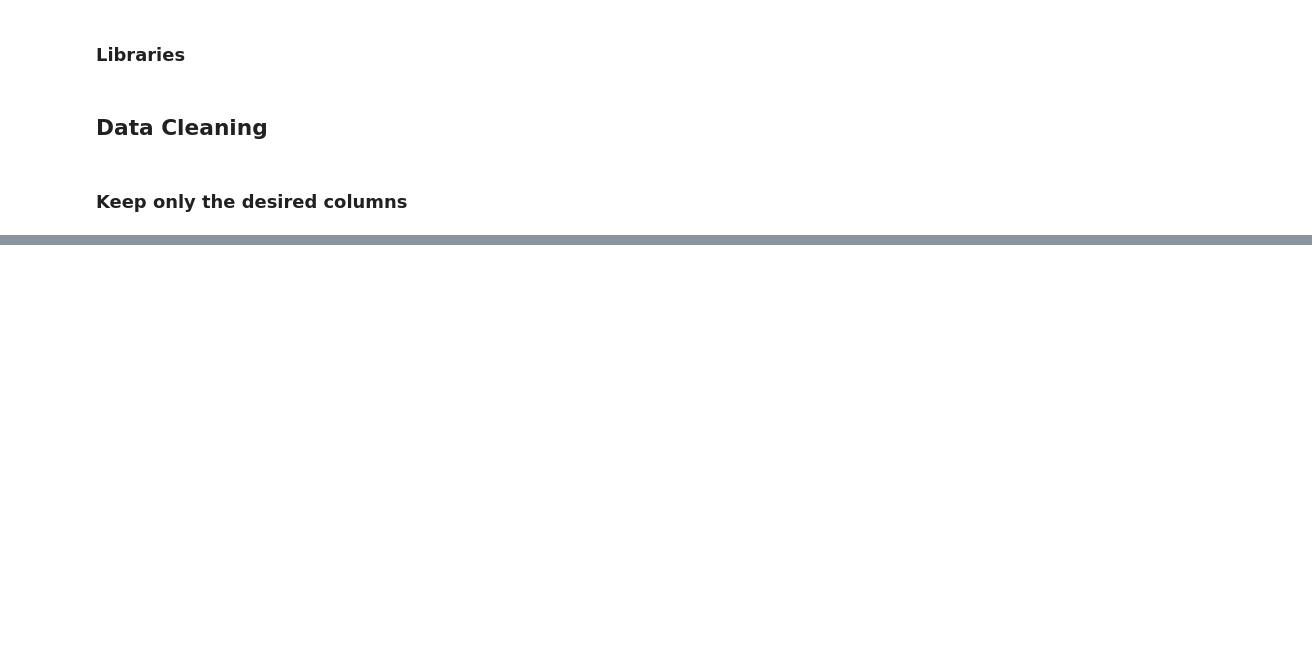
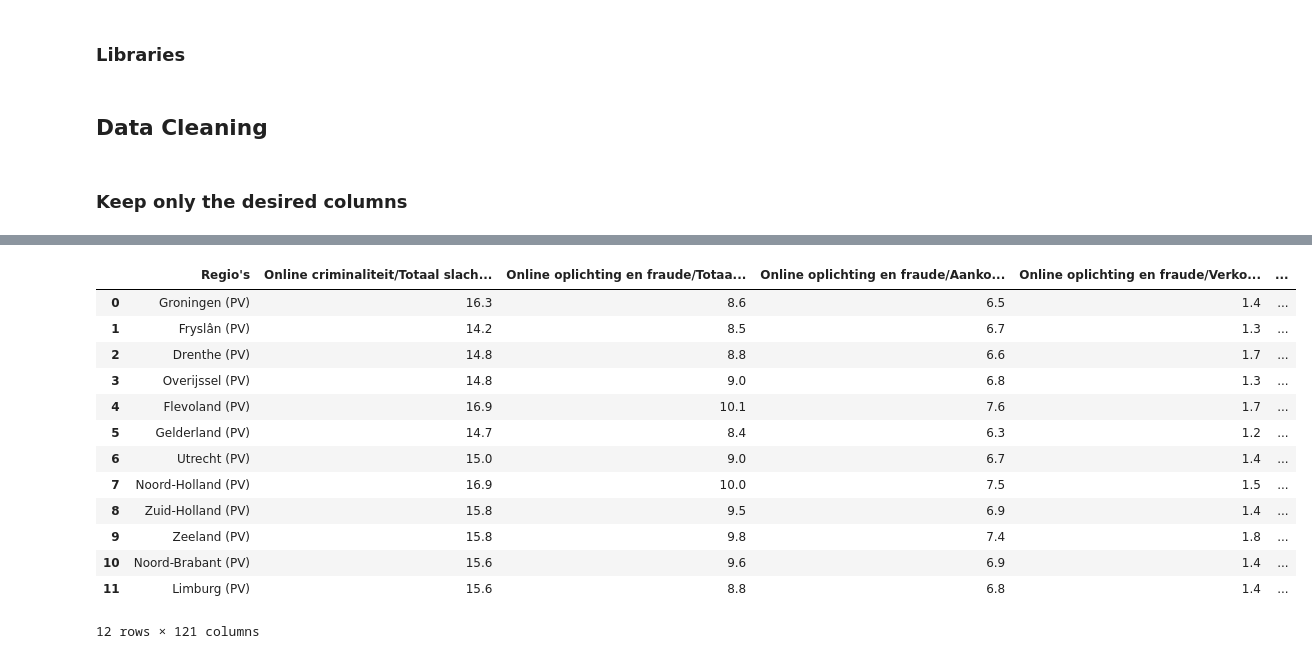
Before and after one commit to Sejidz/CRM, a Jupyter notebook: cleaning.ipynb, the cells around one changed output, grey strips where cells are left out. Cells and saved outputs as stored; diff of their text form; code cells hidden in the pictures; blank space fills up the shorter version.

```diff
--- a/cleaning.ipynb
+++ b/cleaning.ipynb
@@ -16,7 +16,7 @@ gdp_source = "data/source/gdp.csv"
 bevolkingdichtheid_source = "data/source/bevolkingdichtheid.csv"
 vestigingen_source = "data/source/vestigingen.csv"
 # %%
-slachtofferschap = pd.read_csv(slachtofferschap_source)
+slachtofferschap = pd.read_csv(slachtofferschap_source, sep=';')
 age_distribution = pd.read_csv(age_distribution_source, sep=';')
 digitale_vaardigheden = pd.read_csv(digitale_vaardigheden_source, sep=',')
 education_levels = pd.read_csv(education_levels_source, sep=';')
@@ -94,0 +30,11 @@ slachtofferschap_filtered = slachtofferschap_filtered[slachtofferschap_filtered[
+# %%
+# Calculate HighRiskShare for each province
+vestigingen["HighRiskShare"] = (
+    (vestigingen["J Informatie en communicatie"] +
+     vestigingen["K Financiële dienstverlening"] +
+     vestigingen["Q Gezondheids- en welzijnszorg"]) /
+    vestigingen["Totaal"]
+) * 100
+
+# Keep oply the "Regio's", "HighRiskShare" columns
+vestigingen = vestigingen[["Regio's", "HighRiskShare"]]
@@ -94,0 +77,15 @@ slachtofferschap_filtered = slachtofferschap_filtered[slachtofferschap_filtered[
+# %%
+age_distribution = age_distribution.applymap(lambda x: x.replace('"', '') if isinstance(x, str) else x)
+age_distribution.columns = age_distribution.columns.str.replace('"', '')
+
+# Strip whitespace from column names to ensure proper matching
+age_distribution.columns = age_distribution.columns.str.strip()
+
+# Drop the 'Leeftijd' column
+age_distribution_filtered = age_distribution.drop(columns=['Leeftijd'])
+# %%
+# Strip whitespace from column names to ensure proper matching
+slachtofferschap.columns = slachtofferschap.columns.str.strip()
+
+# Drop the 'Leeftijd' column
+slachtofferschap_filtered = slachtofferschap.drop(columns=['Marges', 'Perioden'])
@@ -94,0 +216,25 @@ slachtofferschap_filtered = slachtofferschap_filtered[slachtofferschap_filtered[
+# %%
+merged_df = pd.merge(
+    merged_df,
+    gdp_filtered,
+    left_on="Regio's",
+    right_on="Regio's",
+    how="left"  # or "left" if you want to keep all rows from slachtofferschap_filtered
+)
+
+display(merged_df)
+# %% [output]
+|  | Regio's | Online criminaliteit/Totaal slach... | Online oplichting en fraude/Totaa... | Online oplichting en fraude/Aanko... | Online oplichting en fraude/Verko... | ... |
+| 0 | Groningen (PV) | 16.3 | 8.6 | 6.5 | 1.4 | ... |
+| 1 | Fryslân (PV) | 14.2 | 8.5 | 6.7 | 1.3 | ... |
+| 2 | Drenthe (PV) | 14.8 | 8.8 | 6.6 | 1.7 | ... |
+| 3 | Overijssel (PV) | 14.8 | 9.0 | 6.8 | 1.3 | ... |
+| 4 | Flevoland (PV) | 16.9 | 10.1 | 7.6 | 1.7 | ... |
+| 5 | Gelderland (PV) | 14.7 | 8.4 | 6.3 | 1.2 | ... |
+| 6 | Utrecht (PV) | 15.0 | 9.0 | 6.7 | 1.4 | ... |
+| 7 | Noord-Holland (PV) | 16.9 | 10.0 | 7.5 | 1.5 | ... |
+| 8 | Zuid-Holland (PV) | 15.8 | 9.5 | 6.9 | 1.4 | ... |
+| 9 | Zeeland (PV) | 15.8 | 9.8 | 7.4 | 1.8 | ... |
+| 10 | Noord-Brabant (PV) | 15.6 | 9.6 | 6.9 | 1.4 | ... |
+| 11 | Limburg (PV) | 15.6 | 8.8 | 6.8 | 1.4 | ... |
+12 rows × 121 columns
```
Also changed, not shown: parts of 16 cells of this notebook, 8 other files.
